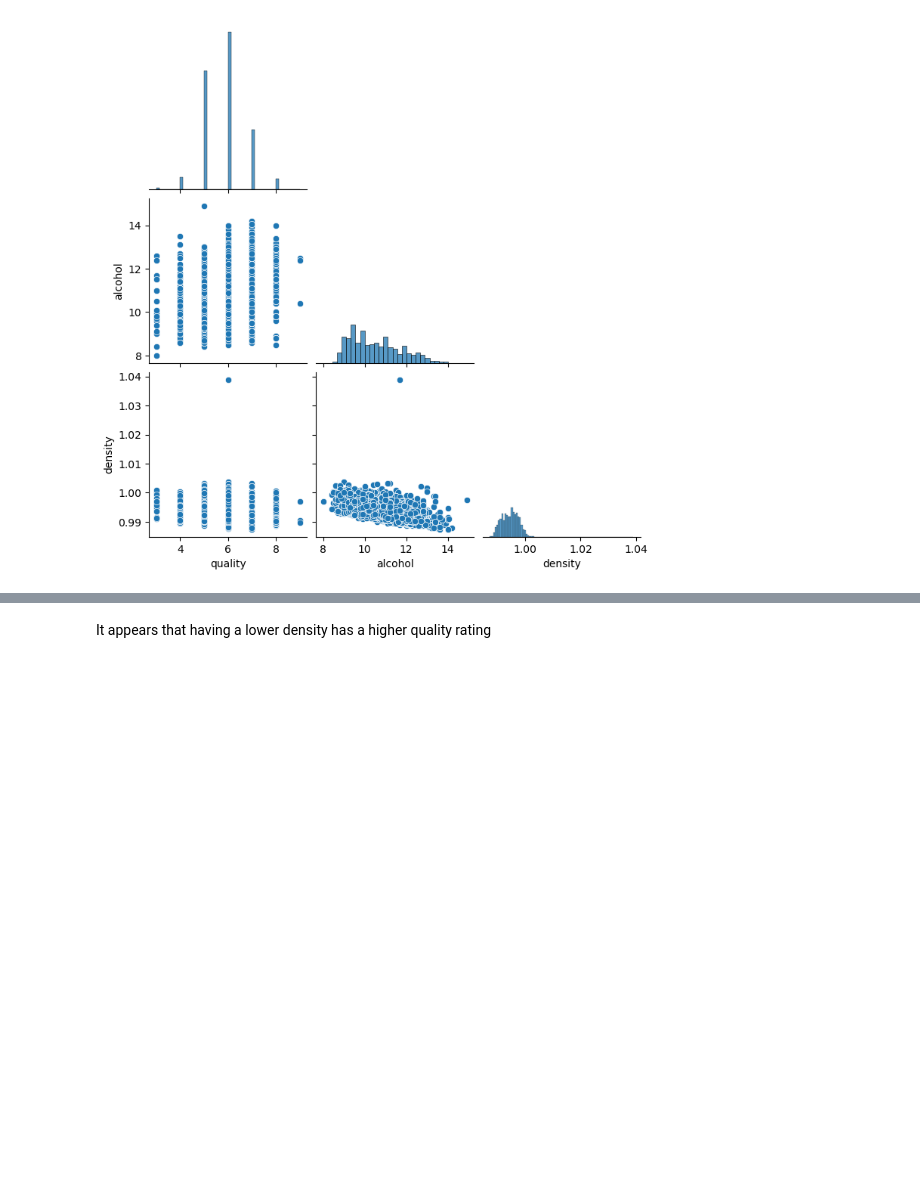
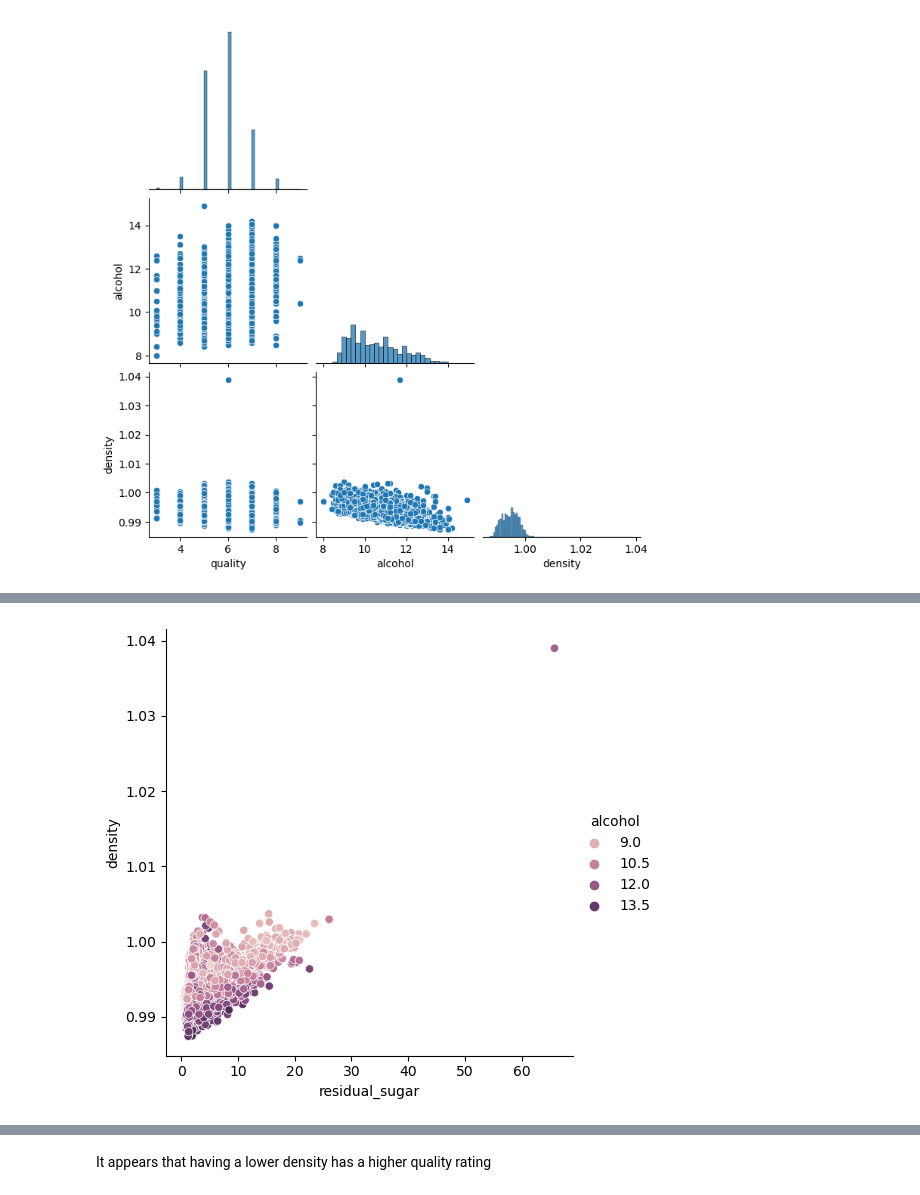
Before and after one commit to Segura-Jorge/wine_ing, a Jupyter notebook: combined/workbook_J.ipynb, the cells around one changed output, grey strips where cells are left out. Drawn from its saved outputs; the diff is of its cells as text; code cells hidden in the pictures; blank space fills up the shorter version.

```diff
--- a/combined/workbook_k.ipynb
+++ b/combined/workbook_J.ipynb
@@ -570,0 +571,5 @@ sns.relplot(train, x = 'alcohol', y= 'density', hue='quality')
+# %%
+sns.relplot(train, x = 'residual_sugar', y= 'density', hue='alcohol')
+plt.show()
+# %% [output]
+[figure, added]
```
Also changed, not shown: parts of 9 cells of this notebook.
